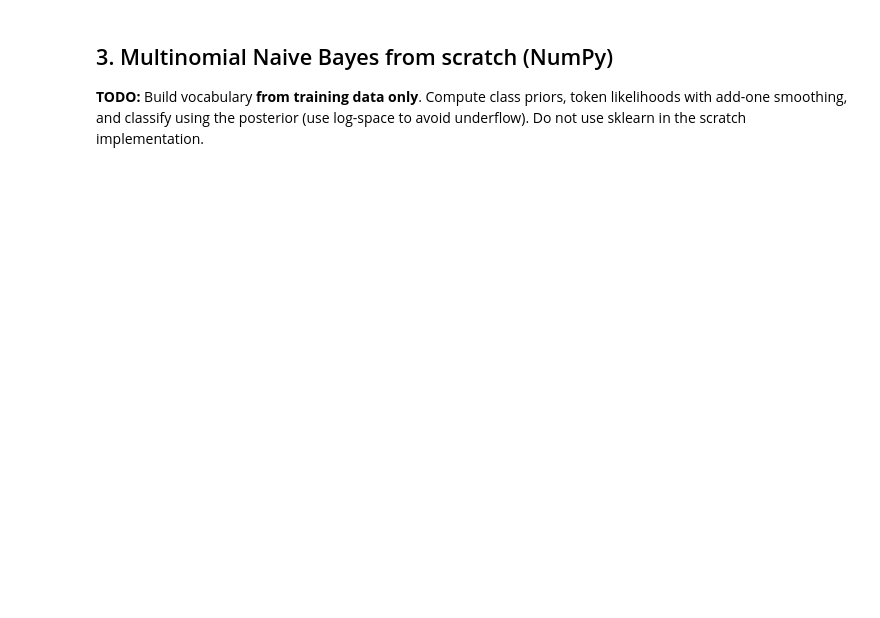
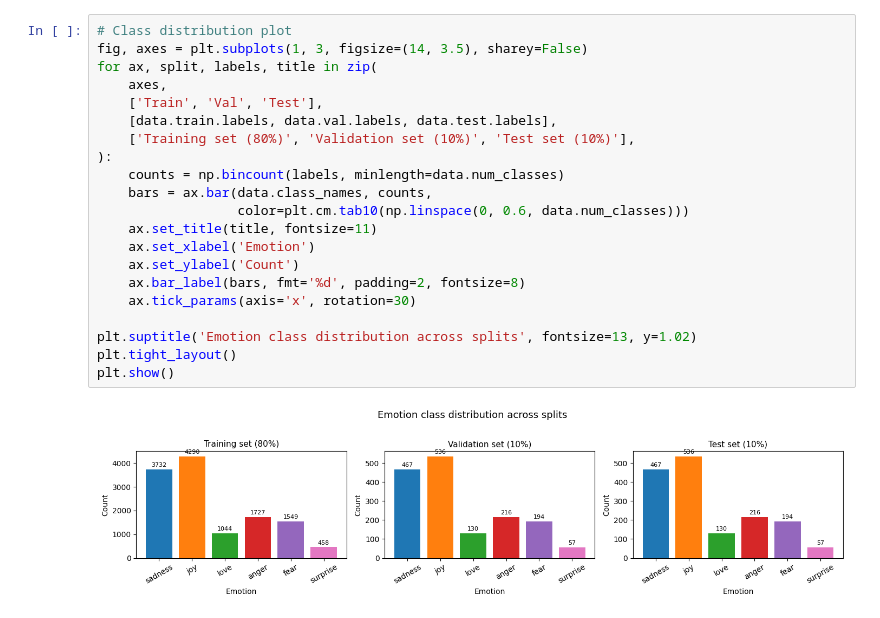
Before and after one commit to BadrGello/Natural-Language-Processing-Lab-1, a Jupyter notebook: notebooks/02_naive_bayes.ipynb, the cells around one changed output. Saved outputs shown, nothing was run; the diff lists cells and outputs as text; blank space fills up the shorter version.

```diff
--- a/notebooks/02_naive_bayes.ipynb
+++ b/notebooks/02_naive_bayes.ipynb
@@ -47,3 +90,23 @@ test_texts  = [' '.join(tokens) for tokens in test_tokens]
-# %% [markdown]
-## 3. Multinomial Naive Bayes from scratch (NumPy)
-**TODO:** Build vocabulary **from training data only**. Compute class priors, token likelihoods with add-one smoothing, and classify using the posterior (use log-space to avoid underflow). Do not use sklearn in the scratch implementation.
+# %%
+# Class distribution plot
+fig, axes = plt.subplots(1, 3, figsize=(14, 3.5), sharey=False)
+for ax, split, labels, title in zip(
+    axes,
+    ['Train', 'Val', 'Test'],
+    [data.train.labels, data.val.labels, data.test.labels],
+    ['Training set (80%)', 'Validation set (10%)', 'Test set (10%)'],
+):
+    counts = np.bincount(labels, minlength=data.num_classes)
+    bars = ax.bar(data.class_names, counts,
+                  color=plt.cm.tab10(np.linspace(0, 0.6, data.num_classes)))
+    ax.set_title(title, fontsize=11)
+    ax.set_xlabel('Emotion')
+    ax.set_ylabel('Count')
+    ax.bar_label(bars, fmt='%d', padding=2, fontsize=8)
+    ax.tick_params(axis='x', rotation=30)
+
+plt.suptitle('Emotion class distribution across splits', fontsize=13, y=1.02)
+plt.tight_layout()
+plt.show()
+# %% [output]
+[figure, added]
```
Also changed, not shown: parts of 23 cells of this notebook, 5 other files.
